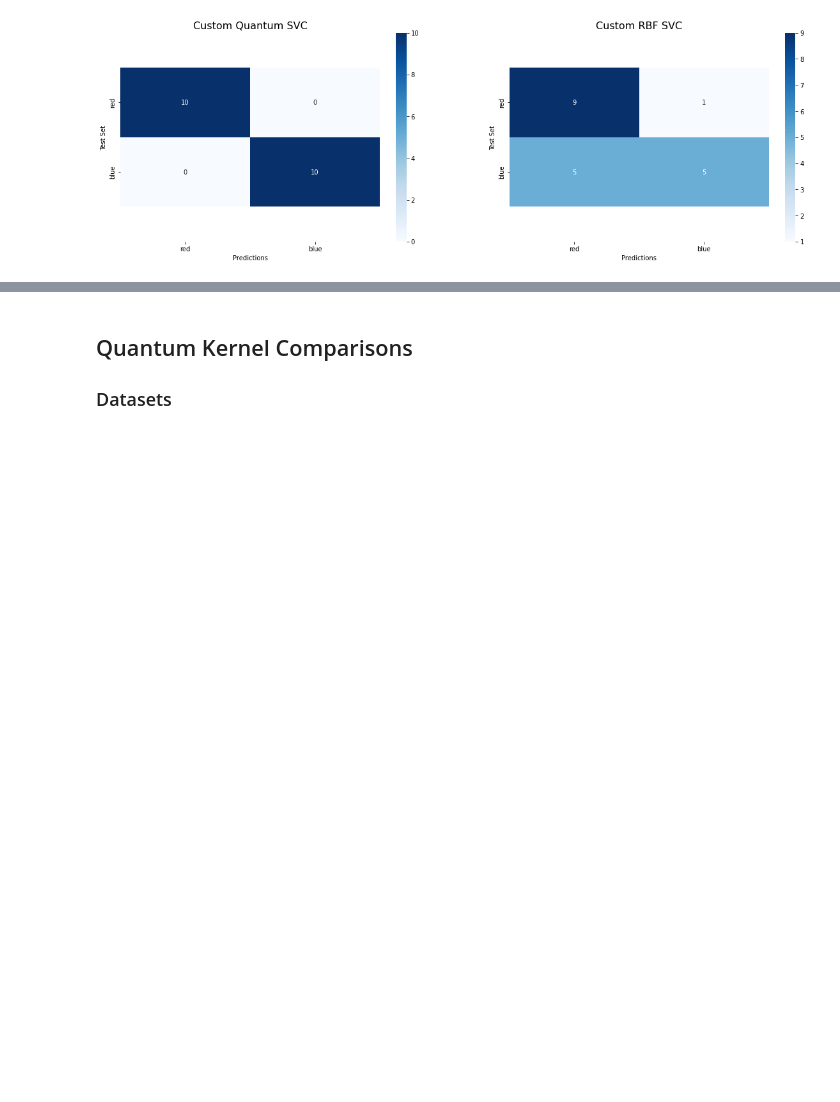
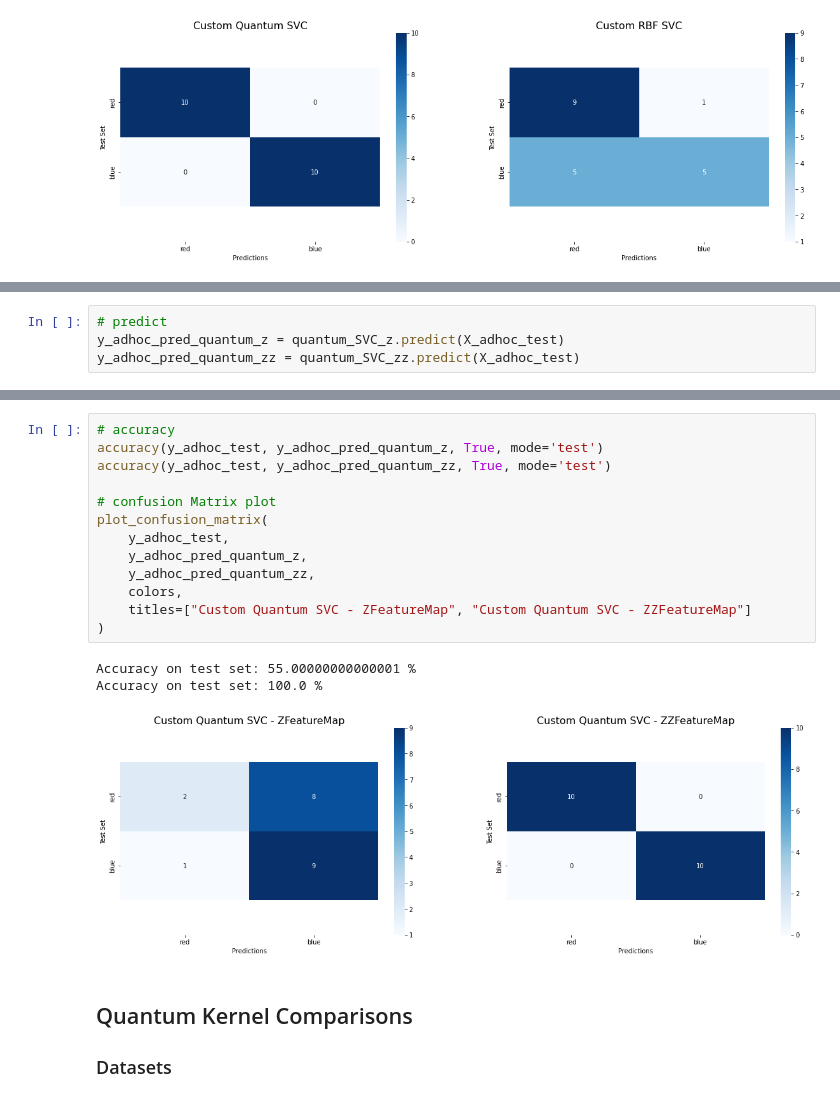
Before and after one commit to mforstenhaeusler/Quantum-Support-Vector-Machines, a Jupyter notebook: Quantum Support Vector Machines.ipynb, the cells around one changed output, grey strips where cells are left out. Saved outputs shown, nothing was run; the diff lists cells and outputs as text; blank space fills up the shorter version.

```diff
--- a/Quantum Support Vector Machines.ipynb
+++ b/Quantum Support Vector Machines.ipynb
@@ -402,0 +516,4 @@ Accuracy on test set: 70.0 %
+# %%
+# predict
+y_adhoc_pred_quantum_z = quantum_SVC_z.predict(X_adhoc_test)
+y_adhoc_pred_quantum_zz = quantum_SVC_zz.predict(X_adhoc_test)
@@ -403,3 +531,20 @@ Accuracy on test set: 70.0 %
+# %%
+# accuracy
+accuracy(y_adhoc_test, y_adhoc_pred_quantum_z, True, mode='test')
+accuracy(y_adhoc_test, y_adhoc_pred_quantum_zz, True, mode='test')
+
+# confusion Matrix plot
+plot_confusion_matrix(
+    y_adhoc_test,
+    y_adhoc_pred_quantum_z,
+    y_adhoc_pred_quantum_zz,
+    colors,
+    titles=["Custom Quantum SVC - ZFeatureMap", "Custom Quantum SVC - ZZFeatureMap"]
+)
+# %% [output]
+Accuracy on test set: 55.00000000000001 %
+Accuracy on test set: 100.0 %
+[figure, added]
 # %% [markdown]
 ## Quantum Kernel Comparisons
 ### Datasets
```
Also changed, not shown: parts of 14 cells of this notebook, 4 other files.
